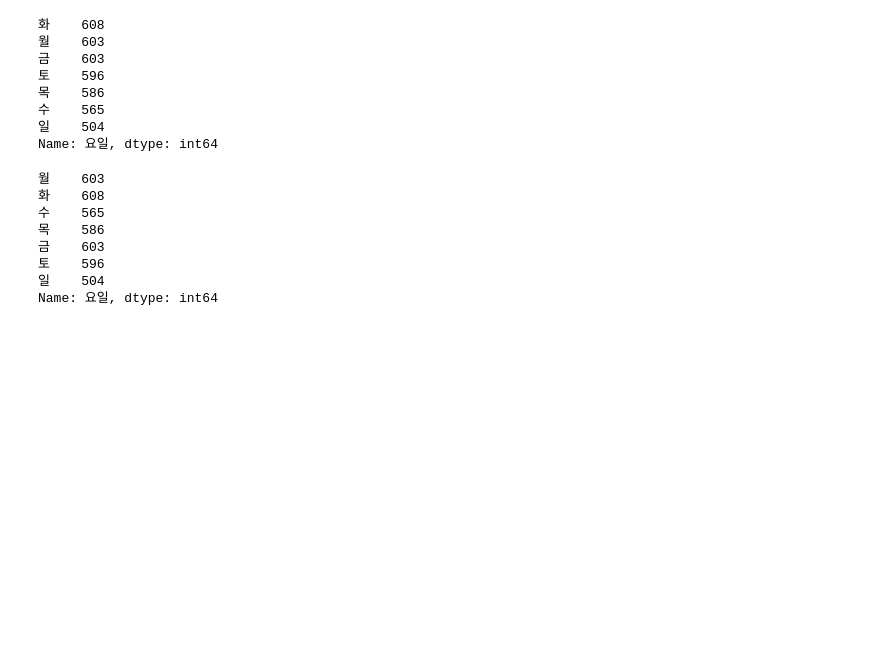
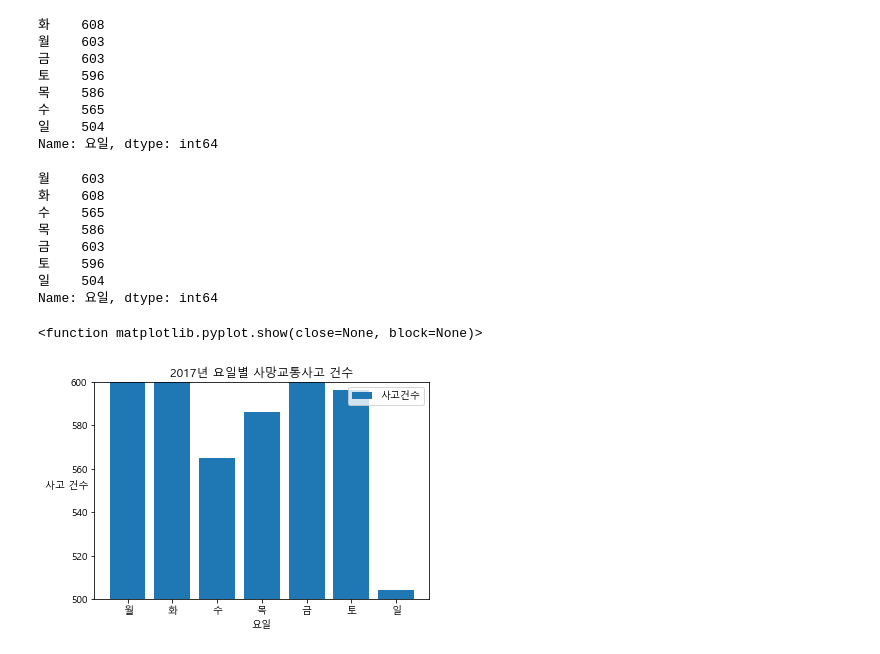
Before and after one commit to eeyeji/Python_Library, a Jupyter notebook: 3일차/Traffic_Accident_2017.ipynb, the cells around one changed output. Drawn from its saved outputs; the diff is of its cells as text; code cells hidden in the pictures; blank space fills up the shorter version.

```diff
--- a/3일차/Traffic_Accident_2017.ipynb
+++ b/3일차/Traffic_Accident_2017.ipynb
@@ -39,8 +39,8 @@ temp
 Name: 요일, dtype: int64
 # %%
 #노가다필요- 가나다순이기때문에 월~일로는 표현이 안됨
-t=temp[['월', '화', '수', '목', '금', '토', '일']]
-t
+y = temp[['월', '화', '수', '목', '금', '토', '일']]
+y
 # %% [output]
 월    603
 화    608
@@ -50,3 +50,20 @@ t
 토    596
 일    504
 Name: 요일, dtype: int64
+# %%
+x=y.index
+plt.bar(x, y, label='사고건수')
+plt.legend()
+
+plt.xlabel('요일')
+plt.ylabel('사고 건수').set_rotation(0)
+
+#범위 바꿔주기
+plt.ylim([500, 600])
+
+plt.title('2017년 요일별 사망교통사고 건수')
+
+plt.show
+# %% [output]
+<function matplotlib.pyplot.show(close=None, block=None)>
+[figure, added]
```
Also changed, not shown: parts of 3 cells of this notebook.
